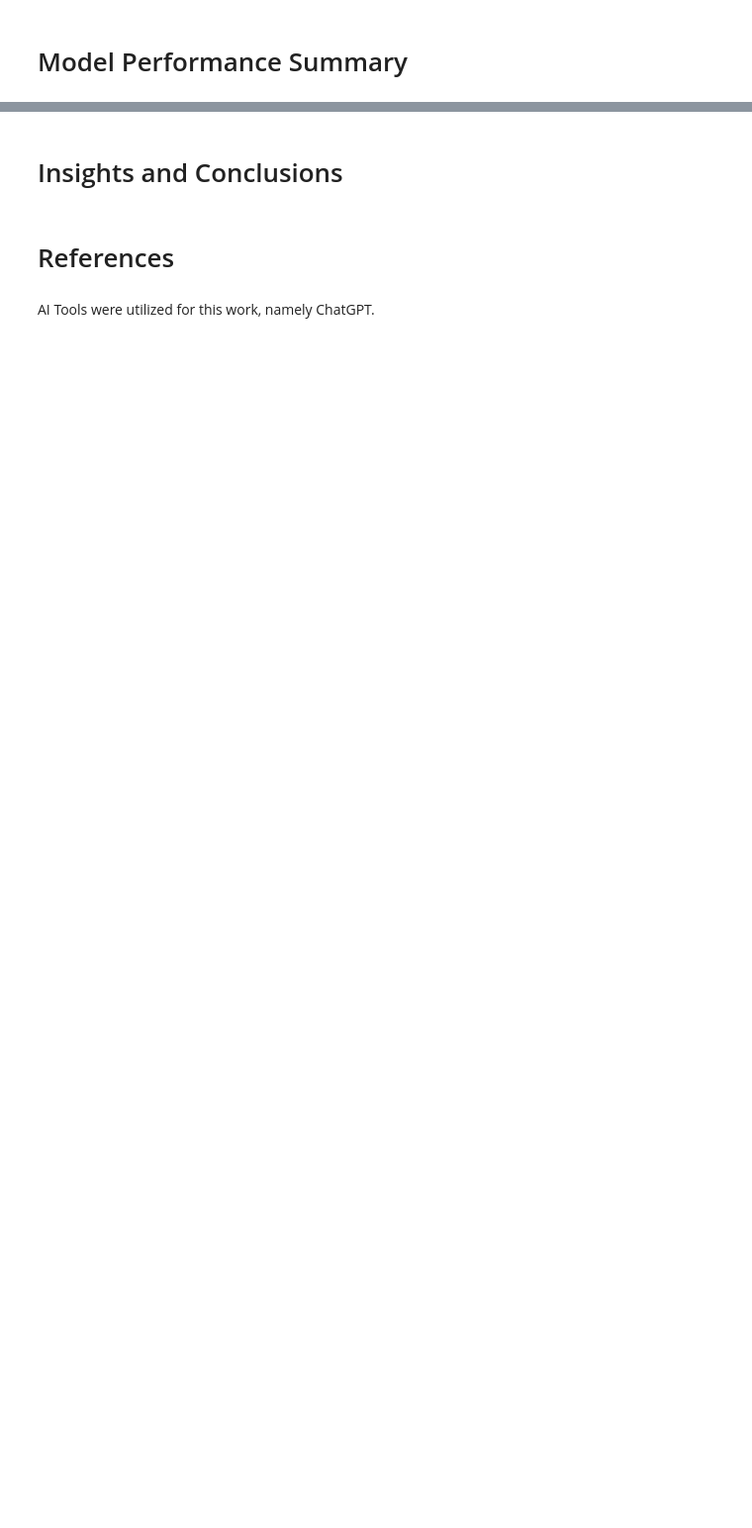
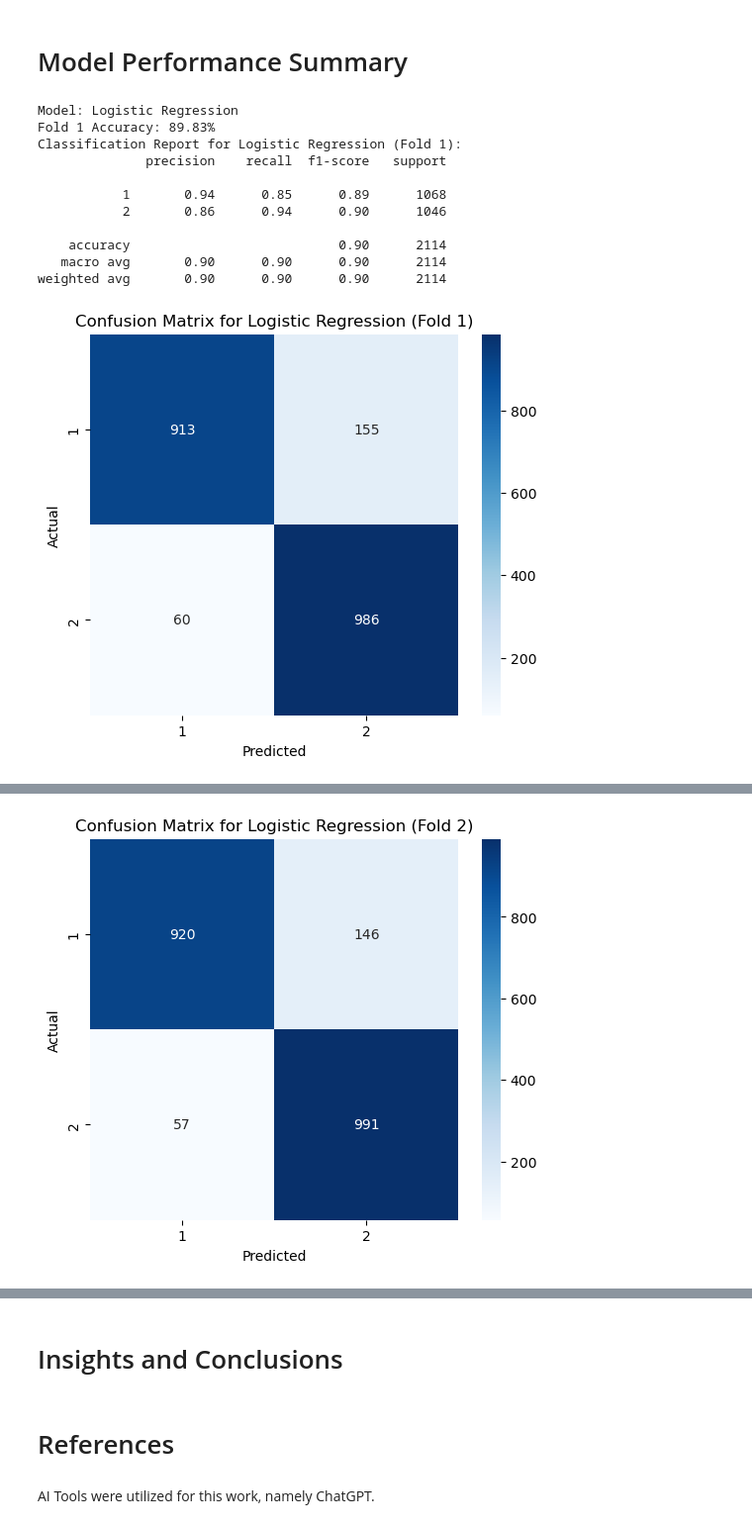
Before and after one commit to BeverlyKate/STINTSY-MP, a Jupyter notebook: STINTSYMP.ipynb, the cells around one changed output, grey strips where cells are left out. Shown at 99% size. Saved outputs shown, nothing was run; the diff lists cells and outputs as text; code cells hidden in the pictures; blank space fills up the shorter version.

```diff
--- a/STINTSYMP.ipynb
+++ b/STINTSYMP.ipynb
@@ -517,2 +702,79 @@ weighted avg       0.73      0.73      0.73      2114
+# %%
+best_params = {
+    'solver': 'liblinear',
+    'penalty': 'l1',
+    'C': 2.1575802199275707
+}
+
+
+# Train the optimized Logistic Regression model
+improved_log_model = LogisticRegression(
+    solver=best_params['solver'],
+    penalty=best_params['penalty'],
+    C=best_params['C'],
+    max_iter=1000  # Increase if convergence issues arise
+)
 # %% [markdown]
 # Model Performance Summary
+# %%
+models = {
+    "Logistic Regression": improved_log_model,
+    "Naive Bayes": GaussianNB(),
+    "K-Nearest Neighbors": KNeighborsClassifier(weights='distance')
+}
+
+# K-Fold Cross-Validation (K=5)
+kf = KFold(n_splits=5, shuffle=True, random_state=42)
+
+# Iterate through each model
+for model_name, model in models.items():
+    accuracies = []
+    print(f"\nModel: {model_name}")
+
+    # Perform K-Fold Cross-Validation
+    for fold, (train_index, test_index) in enumerate(kf.split(X), 1):
+        # Use iloc[] for row selection
+        X_train, X_test = X.iloc[train_index], X.iloc[test_index]
+        y_train, y_test = y.iloc[train_index], y.iloc[test_index]
+
+        # Train the model
+        model.fit(X_train, y_train)
+
+        # Predict using the model
+        y_pred = model.predict(X_test)
+
+        # Calculate accuracy
+        accuracy = accuracy_score(y_test, y_pred)
+        accuracies.append(accuracy)
+
+        print(f"Fold {fold} Accuracy: {accuracy * 100:.2f}%")
+
+        # Print classification report
+        print(f"Classification Report for {model_name} (Fold {fold}):")
+        print(classification_report(y_test, y_pred, zero_division=1))
+
+        # Generate and display confusion matrix
+        cm = confusion_matrix(y_test, y_pred)
+        plt.figure(figsize=(6, 5))
+        sns.heatmap(cm, annot=True, fmt='d', cmap='Blues', xticklabels=model.classes_, yticklabels=model.classes_)
+        plt.title(f'Confusion Matrix for {model_name} (Fold {fold})')
+        plt.xlabel('Predicted')
+        plt.ylabel('Actual')
+        plt.show()
+
+    # Average accuracy over all folds
+    avg_accuracy = np.mean(accuracies) * 100
+    print(f"Average Accuracy for {model_name}: {avg_accuracy:.2f}%")
+# %% [output]
+Model: Logistic Regression
+Fold 1 Accuracy: 89.83%
+Classification Report for Logistic Regression (Fold 1):
+              precision    recall  f1-score   support
+
+           1       0.94      0.85      0.89      1068
+           2       0.86      0.94      0.90      1046
+
+    accuracy                           0.90      2114
+   macro avg       0.90      0.90      0.90      2114
+weighted avg       0.90      0.90      0.90      2114
+[figure, added]
@@ -518,0 +791 @@ weighted avg       0.73      0.73      0.73      2114
+[figure, added]
```
Also changed, not shown: parts of 13 cells of this notebook, 1 other file.
